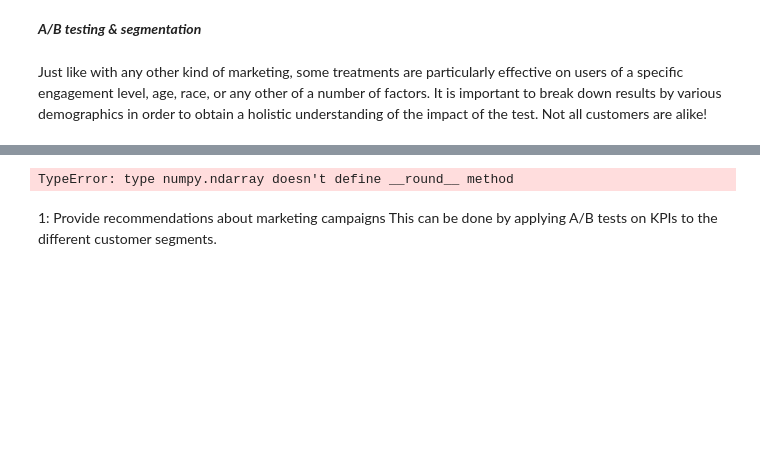
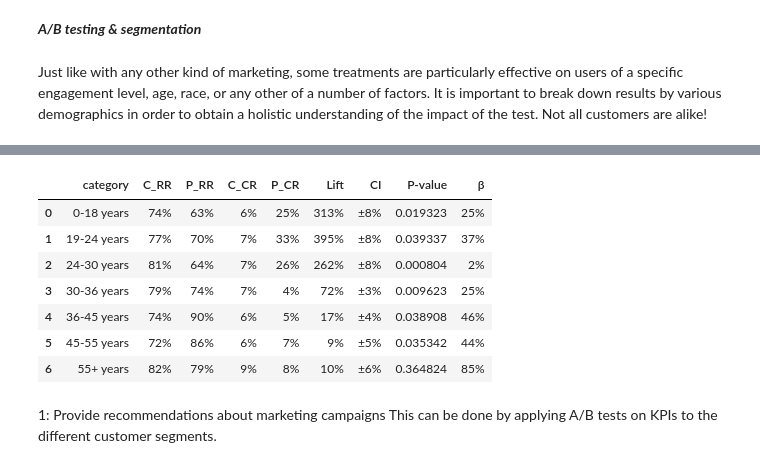
Before and after one commit to salih-17/Courses, a Jupyter notebook: Analyzing Marketing Campaigns/Final.ipynb, the cells around one changed output, grey strips where cells are left out. Cells and saved outputs as stored; diff of their text form; code cells hidden in the pictures; blank space fills up the shorter version.

```diff
--- a/Analyzing Marketing Campaigns/Final.ipynb
+++ b/Analyzing Marketing Campaigns/Final.ipynb
@@ -647,18 +666,40 @@ Just like with any other kind of marketing, some treatments are particularly eff
 # %%
+def show(percent):
+    return str(round(percent*100)) + '%'
+
 def pre_processing(column):
     #-----------------------------------------------------
     personalization = marketing[marketing['variant'] == 'personalization']
-    personalization_retention = retention_rate(personalization, ['date_served' , 'marketing_channel']).unstack(level=1)
-    personalization_convertion = conversion_rate(personalization, ['date_served' , 'marketing_channel']).unstack(level=1)
+    personalization_retention = retention_rate(personalization, ['date_served' , column]).unstack(level=1)
+    personalization_convertion = conversion_rate(personalization, ['date_served' , column]).unstack(level=1)
     #-----------------------------------------------------
     control = marketing[marketing['variant'] == 'control']
-    control_retention = retention_rate(control, ['date_served' , 'marketing_channel']).unstack(level=1)
-    control_convertion = conversion_rate(control, ['date_served' , 'marketing_channel']).unstack(level=1)
+    control_retention = retention_rate(control, ['date_served' , column]).unstack(level=1)
+    control_convertion = conversion_rate(control, ['date_served' , column]).unstack(level=1)
     #-----------------------------------------------------
-    for value in marketing[column].unique():
-        print (value)
-        print (personalization_convertion[value].dropna().mean())
-        print (control_convertion[value].dropna().mean())
+    report = []
+    for category in marketing[column].unique():
+        CCR = control_convertion[category].dropna().mean()
+        CRR = control_retention[category].dropna().mean()
+        PCR = personalization_convertion[category].dropna().mean()
+        PRR = personalization_retention[category].dropna().mean()
+
+        t  , power , lift ,CI = t_test(control_convertion[category].dropna() , personalization_convertion[category].dropna()  )
+
+        report.append({"category": category ,
+                       'C_RR': show(CRR) ,
+                        'P_RR': show(PRR),
+                        'C_CR': show(CCR) ,
+                        'P_CR': show(PCR),
+                        'Lift': show(lift),
+                        'CI': '±'+show(CI),
+                        'P-value': t.pvalue ,
+                        'β': show(1-power),
+
+
+                        } )
+
+    return pd.DataFrame(report)
 # %%
 pre_processing('marketing_channel')
 # %% [output]
@@ -683,4 +711,0 @@ b = personalization_daily['Email'].values
-# %%
-t_test (a , b)
-# %% [output]
-TypeError: type numpy.ndarray doesn't define __round__ method
@@ -717,3 +712,14 @@ ab_segmentation('age_group')
+# %%
+pre_processing('age_group')
+# %% [output]
+|  | category | C_RR | P_RR | C_CR | P_CR | Lift | CI | P-value | β |
+| 0 | 0-18 years | 74% | 63% | 6% | 25% | 313% | ±8% | 0.019323 | 25% |
+| 1 | 19-24 years | 77% | 70% | 7% | 33% | 395% | ±8% | 0.039337 | 37% |
+| 2 | 24-30 years | 81% | 64% | 7% | 26% | 262% | ±8% | 0.000804 | 2% |
+| 3 | 30-36 years | 79% | 74% | 7% | 4% | 72% | ±3% | 0.009623 | 25% |
+| 4 | 36-45 years | 74% | 90% | 6% | 5% | 17% | ±4% | 0.038908 | 46% |
+| 5 | 45-55 years | 72% | 86% | 6% | 7% | 9% | ±5% | 0.035342 | 44% |
+| 6 | 55+ years | 82% | 79% | 9% | 8% | 10% | ±6% | 0.364824 | 85% |
 # %% [markdown]
 1: Provide recommendations about marketing campaigns
 This can be done by applying A/B tests on KPIs to the different customer segments.
```
Also changed, not shown: parts of 40 cells of this notebook, 2 other files.
